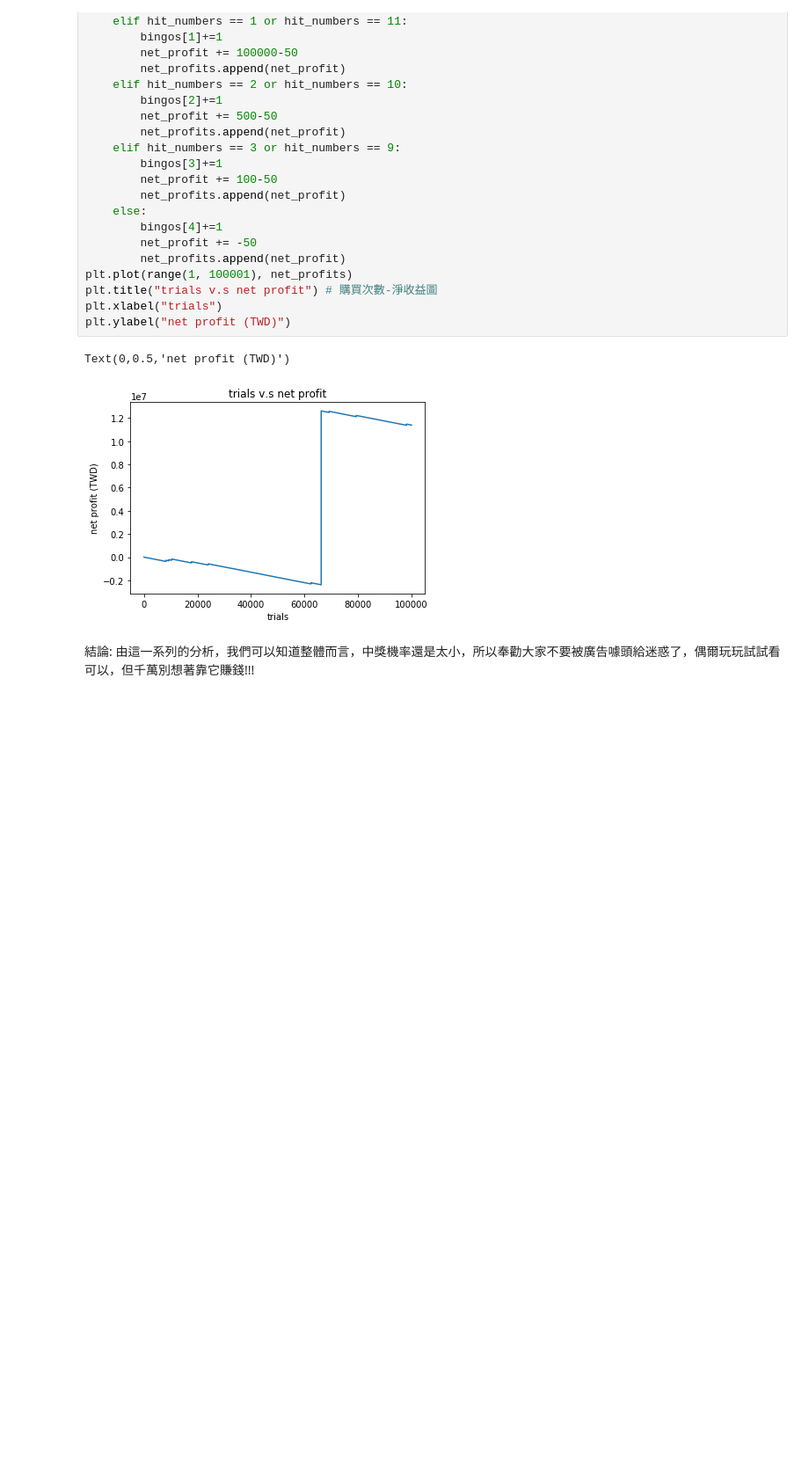
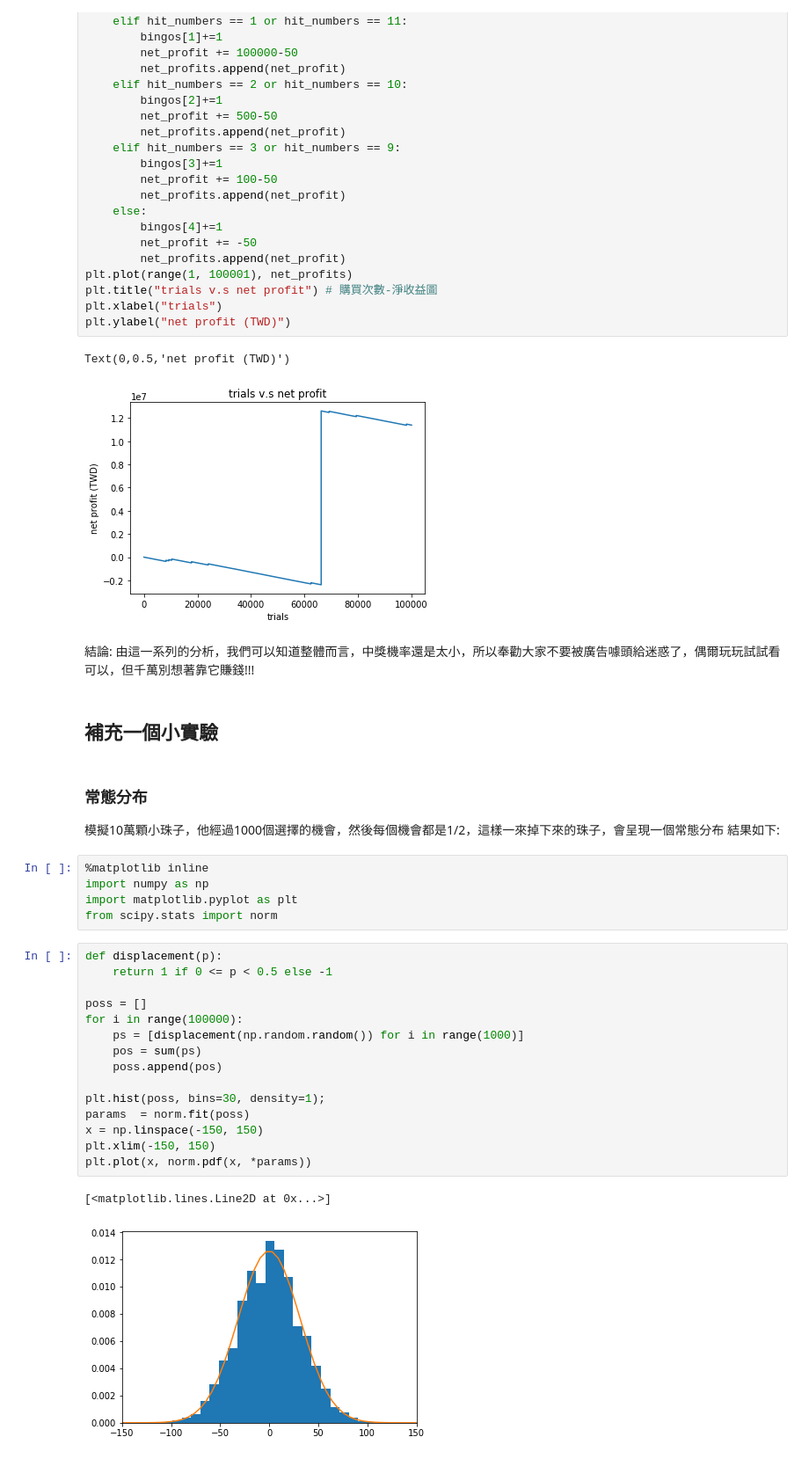
Before and after one commit to a613171723/Statistical-Mechanics-Final-Project, a Jupyter notebook: final_project.ipynb, the cells around one changed output. Shown: that part at 88% size. Saved outputs shown, nothing was run; the diff lists cells and outputs as text; blank space fills up the shorter version.

```diff
--- a/final_project.ipynb
+++ b/final_project.ipynb
@@ -198,3 +198,32 @@ Text(0,0.5,'net profit (TWD)')
 # %% [markdown]
 結論:
 由這一系列的分析，我們可以知道整體而言，中獎機率還是太小，所以奉勸大家不要被廣告噱頭給迷惑了，偶爾玩玩試試看可以，但千萬別想著靠它賺錢!!!
+# %% [markdown]
+## 補充一個小實驗
+# %% [markdown]
+### 常態分布
+模擬10萬顆小珠子，他經過1000個選擇的機會，然後每個機會都是1/2，這樣一來掉下來的珠子，會呈現一個常態分布
+結果如下:
+# %%
+%matplotlib inline
+import numpy as np
+import matplotlib.pyplot as plt
+from scipy.stats import norm
+# %%
+def displacement(p):
+    return 1 if 0 <= p < 0.5 else -1
+
+poss = []
+for i in range(100000):
+    ps = [displacement(np.random.random()) for i in range(1000)]
+    pos = sum(ps)
+    poss.append(pos)
+
+plt.hist(poss, bins=30, density=1);
+params  = norm.fit(poss)
+x = np.linspace(-150, 150)
+plt.xlim(-150, 150)
+plt.plot(x, norm.pdf(x, *params))
+# %% [output]
+[<matplotlib.lines.Line2D at 0x...>]
+[figure, added]
```
